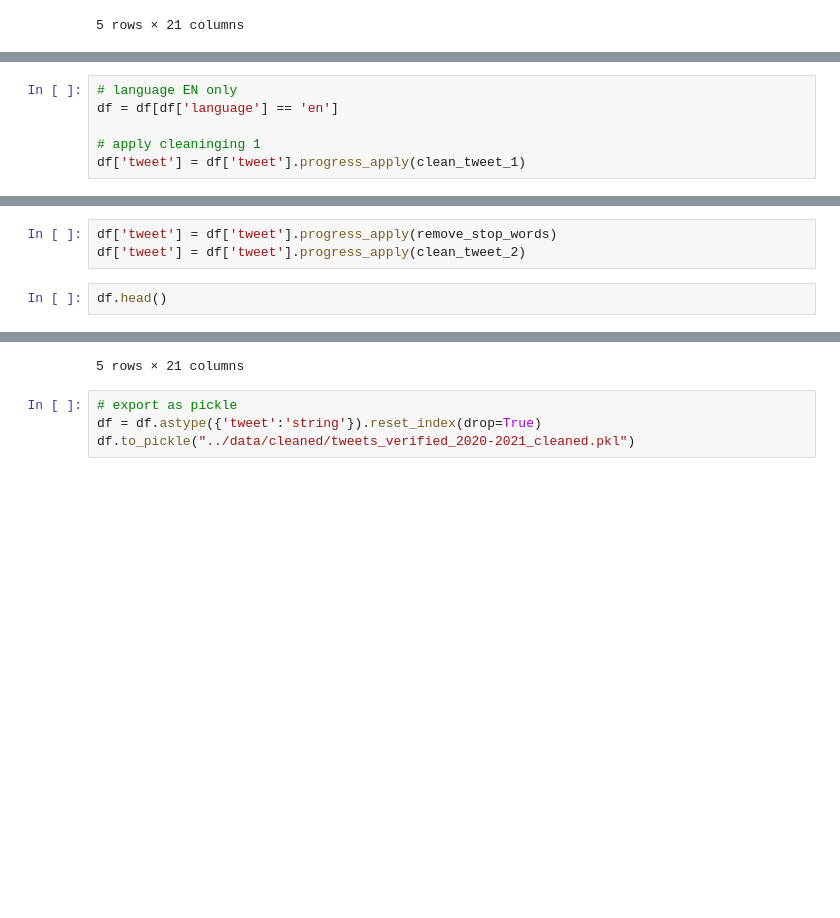
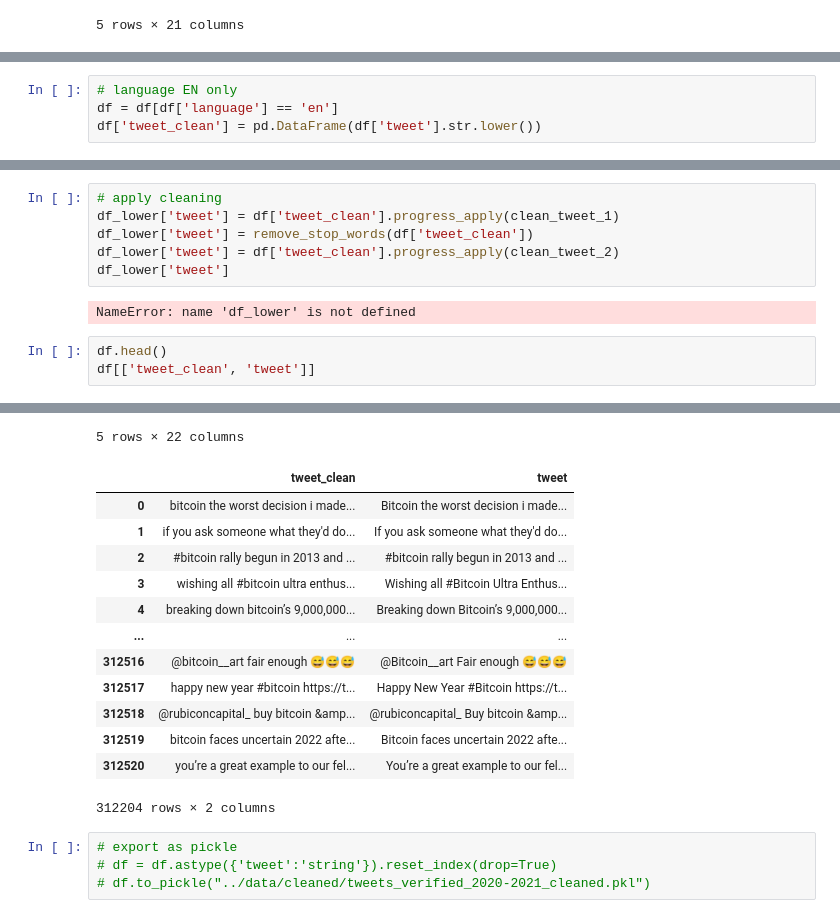
Before and after one commit to kevctae/Bittooth, a Jupyter notebook: notebooks/2.1-cs-clean-tweets.ipynb, the cells around one changed output, grey strips where cells are left out. Drawn from its saved outputs; the diff is of its cells as text; blank space fills up the shorter version.

```diff
--- a/notebooks/2.1-cs-clean-tweets.ipynb
+++ b/notebooks/2.1-cs-clean-tweets.ipynb
@@ -45,6 +82,4 @@ def clean_tweet_1(tweet):
 # %%
 # language EN only
 df = df[df['language'] == 'en']
-
-# apply cleaninging 1
-df['tweet'] = df['tweet'].progress_apply(clean_tweet_1)
+df['tweet_clean'] = pd.DataFrame(df['tweet'].str.lower())
@@ -78,7 +103,13 @@ def remove_stop_words(tweet):
 # %%
-df['tweet'] = df['tweet'].progress_apply(remove_stop_words)
-df['tweet'] = df['tweet'].progress_apply(clean_tweet_2)
+# apply cleaning
+df_lower['tweet'] = df['tweet_clean'].progress_apply(clean_tweet_1)
+df_lower['tweet'] = remove_stop_words(df['tweet_clean'])
+df_lower['tweet'] = df['tweet_clean'].progress_apply(clean_tweet_2)
+df_lower['tweet']
+# %% [output]
+NameError: name 'df_lower' is not defined
 # %%
 df.head()
+df[['tweet_clean', 'tweet']]
 # %% [output]
 |  | created_at | id | conversation_id | user_id | username | name | tweet | language | mentions | ... |
@@ -90,7 +121,20 @@ df.head()
-5 rows × 21 columns
+5 rows × 22 columns
+|  | tweet_clean | tweet |
+| 0 | bitcoin the worst decision i made... | Bitcoin the worst decision i made... |
+| 1 | if you ask someone what they'd do... | If you ask someone what they'd do... |
+| 2 | #bitcoin rally begun in 2013 and ... | #bitcoin rally begun in 2013 and ... |
+| 3 | wishing all #bitcoin ultra enthus... | Wishing all #Bitcoin Ultra Enthus... |
+| 4 | breaking down bitcoin’s 9,000,000... | Breaking down Bitcoin’s 9,000,000... |
+| ... | ... | ... |
+| 312516 | @bitcoin__art fair enough 😅😅😅 | @Bitcoin__art Fair enough 😅😅😅 |
+| 312517 | happy new year #bitcoin https://t... | Happy New Year #Bitcoin https://t... |
+| 312518 | @rubiconcapital_ buy bitcoin &amp... | @rubiconcapital_ Buy bitcoin &amp... |
+| 312519 | bitcoin faces uncertain 2022 afte... | Bitcoin faces uncertain 2022 afte... |
+| 312520 | you’re a great example to our fel... | You’re a great example to our fel... |
+312204 rows × 2 columns
 # %%
 # export as pickle
-df = df.astype({'tweet':'string'}).reset_index(drop=True)
-df.to_pickle("../data/cleaned/tweets_verified_2020-2021_cleaned.pkl")
+# df = df.astype({'tweet':'string'}).reset_index(drop=True)
+# df.to_pickle("../data/cleaned/tweets_verified_2020-2021_cleaned.pkl")
 # %%
 # try reading pickle
```
Also changed, not shown: parts of 7 cells of this notebook.
